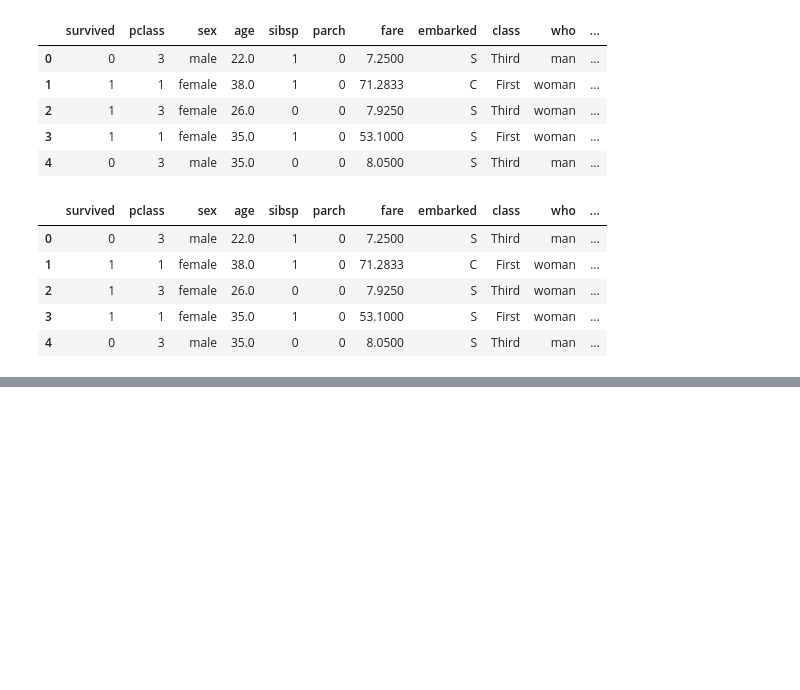
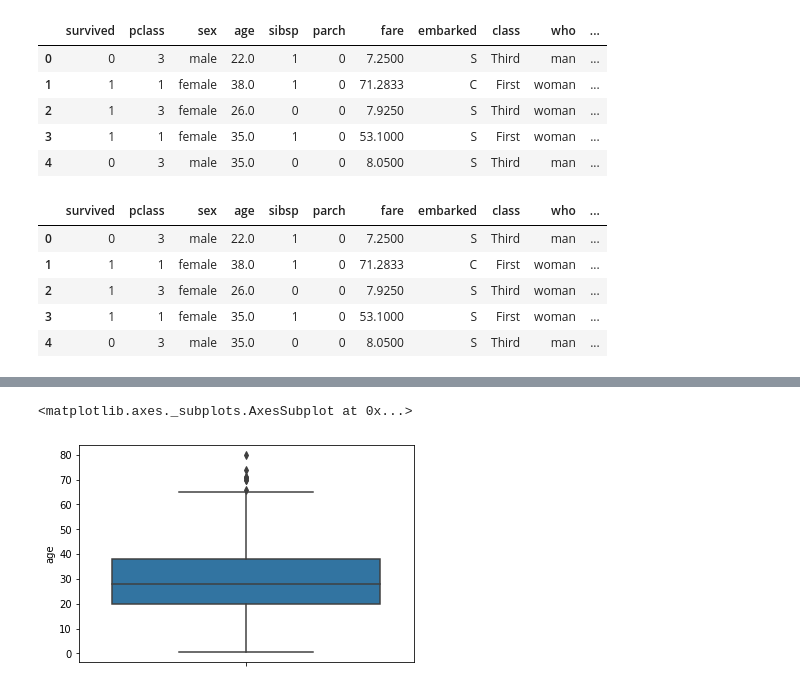
Before and after one commit to Aliktk/Python_Chilla, a Jupyter notebook: assignments/4th_assignment_wragnling.ipynb, the cells around one changed output, grey strips where cells are left out. Cells and saved outputs as stored; diff of their text form; code cells hidden in the pictures; blank space fills up the shorter version.

```diff
--- a/assignments/4th_assignment_wragnling.ipynb
+++ b/assignments/4th_assignment_wragnling.ipynb
@@ -119,0 +134,4 @@ df.head()
+# %%
+df = sns.load_dataset('titanic')
+# df = pd.read_csv('/asdf/asdf/titanic.csv')
+df.head(5)
@@ -119,0 +254,4 @@ df.head()
+# %%
+# droping the col
+dff = df.drop(['deck'], axis= 1)
+dff.head()
@@ -119,0 +265,3 @@ df.head()
+# %%
+dff = dff.dropna()
+dff.head(2)
@@ -119,0 +308,6 @@ df.head()
+# %%
+# out lier finding
+sns.boxplot( y = 'age', data = dff)#x = 'sex',
+# %% [output]
+<matplotlib.axes._subplots.AxesSubplot at 0x...>
+[figure, added]
```
Also changed, not shown: parts of 41 cells of this notebook, 10 other files.
